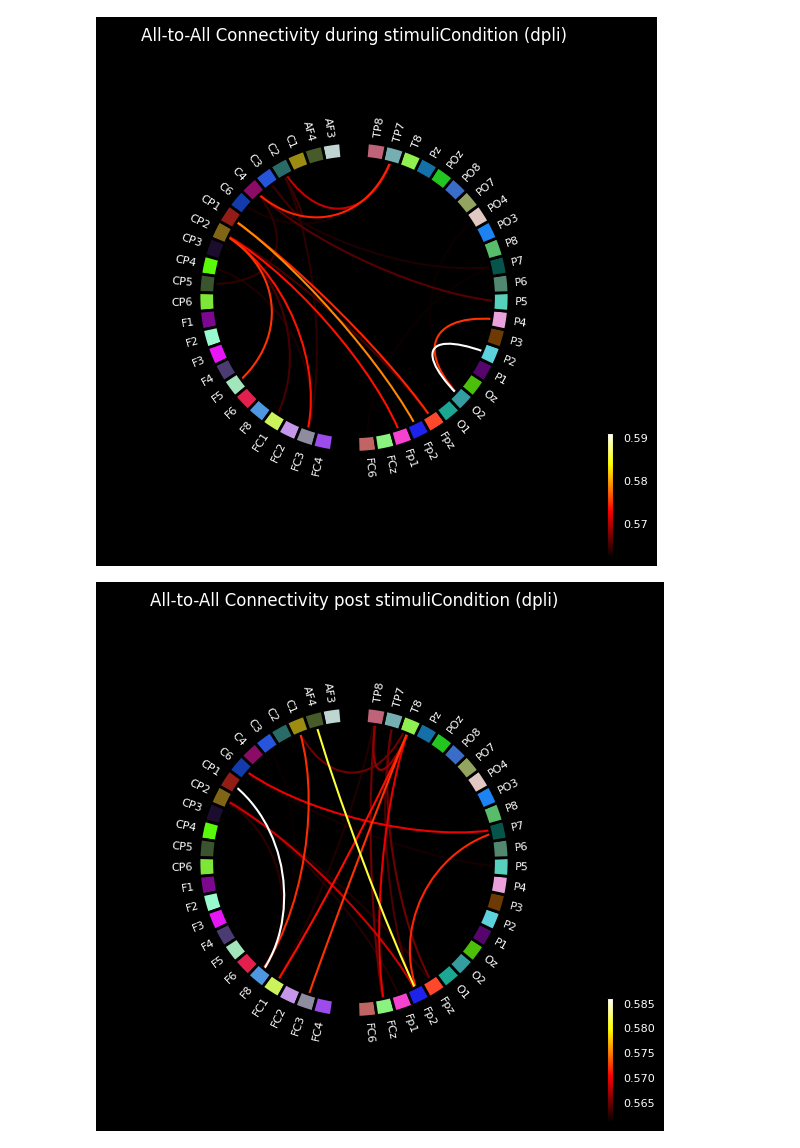
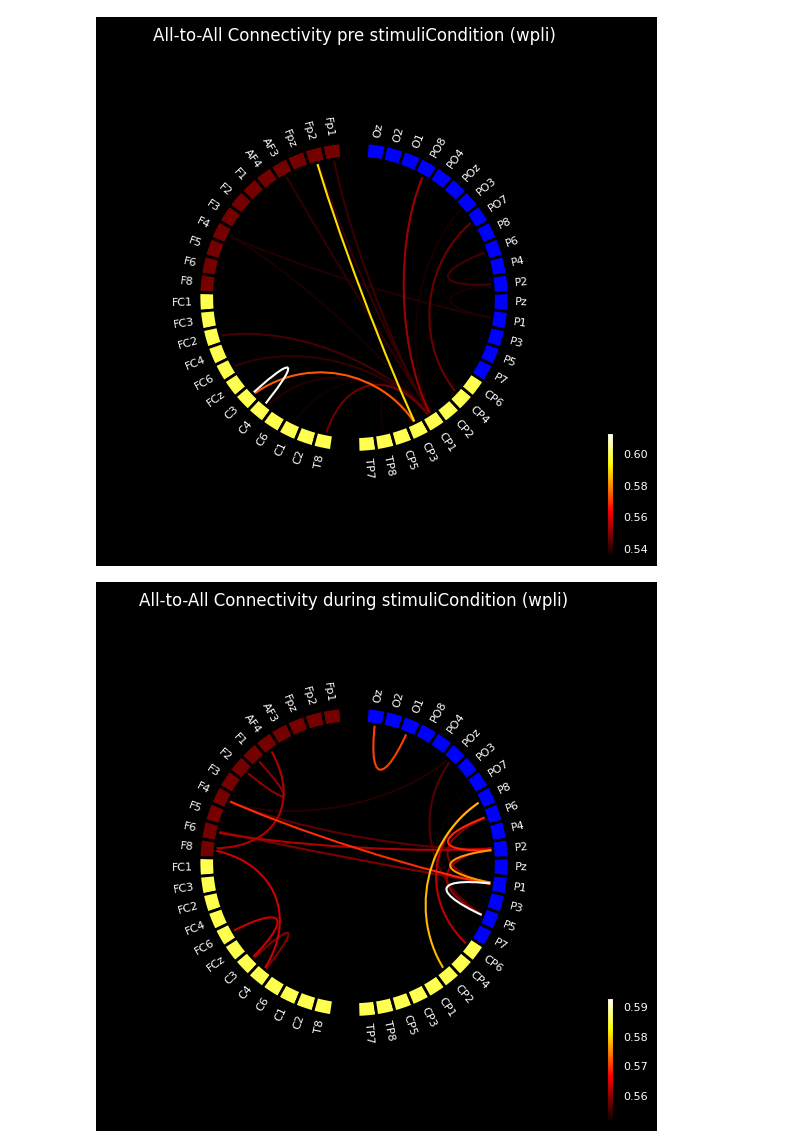
Before and after one commit to SoroushZiaee/vielight_close_loop, a Jupyter notebook: notebooks/plot_connectivity.ipynb, the cells around one changed output. Cells and saved outputs as stored; diff of their text form; code cells hidden in the pictures.

```diff
--- a/notebooks/plot_connectivity.ipynb
+++ b/notebooks/plot_connectivity.ipynb
@@ -126,7 +118,7 @@ node_angles = circular_layout(
 )
 node_colors = generate_colors(len(label_names))
 # %%
-def plot_circular_connectivity(connectivity, stage, node_angles, node_colors, method: str = "wpli", is_save: bool = False):
+def plot_circular_connectivity(connectivity, stage, label_names, node_angles, node_colors, method: str = "wpli", is_save: bool = False):
     fig, ax = plt.subplots(figsize=(8, 8), facecolor="black", subplot_kw=dict(polar=True))
 
     plot_connectivity_circle(
@@ -150,10 +136,0 @@ plot_circular_connectivity(connectivity[stage], stage, node_angles, node_colors,
-# %%
-stage = "during"
-plot_circular_connectivity(connectivity[stage], stage, node_angles, node_colors, method="dpli", is_save=True)
-# %% [output]
-[figure, removed]
-# %%
-stage = "post"
-plot_circular_connectivity(connectivity[stage], stage, node_angles, node_colors, method="dpli", is_save=True)
-# %% [output]
-[figure, removed]
@@ -159,0 +205,12 @@ plot_circular_connectivity(connectivity[stage], stage, node_angles, node_colors,
+# %%
+stage = "pre"
+plot_circular_connectivity(connectivity[stage], stage, label_names, node_angles, node_colors, method="wpli", is_save=True)
+
+stage = "during"
+plot_circular_connectivity(connectivity[stage], stage, label_names, node_angles, node_colors, method="wpli", is_save=True)
+
+stage = "post"
+plot_circular_connectivity(connectivity[stage], stage, label_names ,node_angles, node_colors, method="wpli", is_save=True)
+# %% [output]
+[figure, added]
+[figure, added]
```
Also changed, not shown: parts of 9 cells of this notebook, 1 other file.
